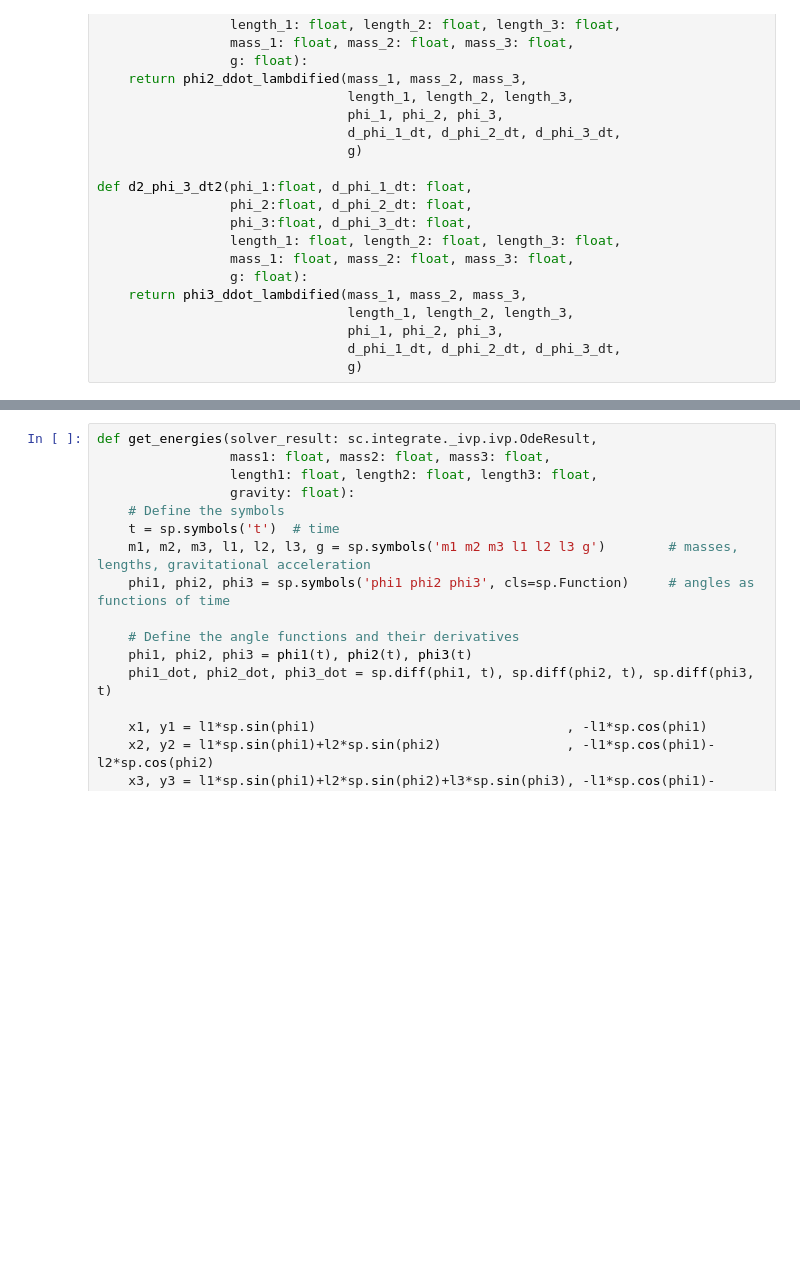
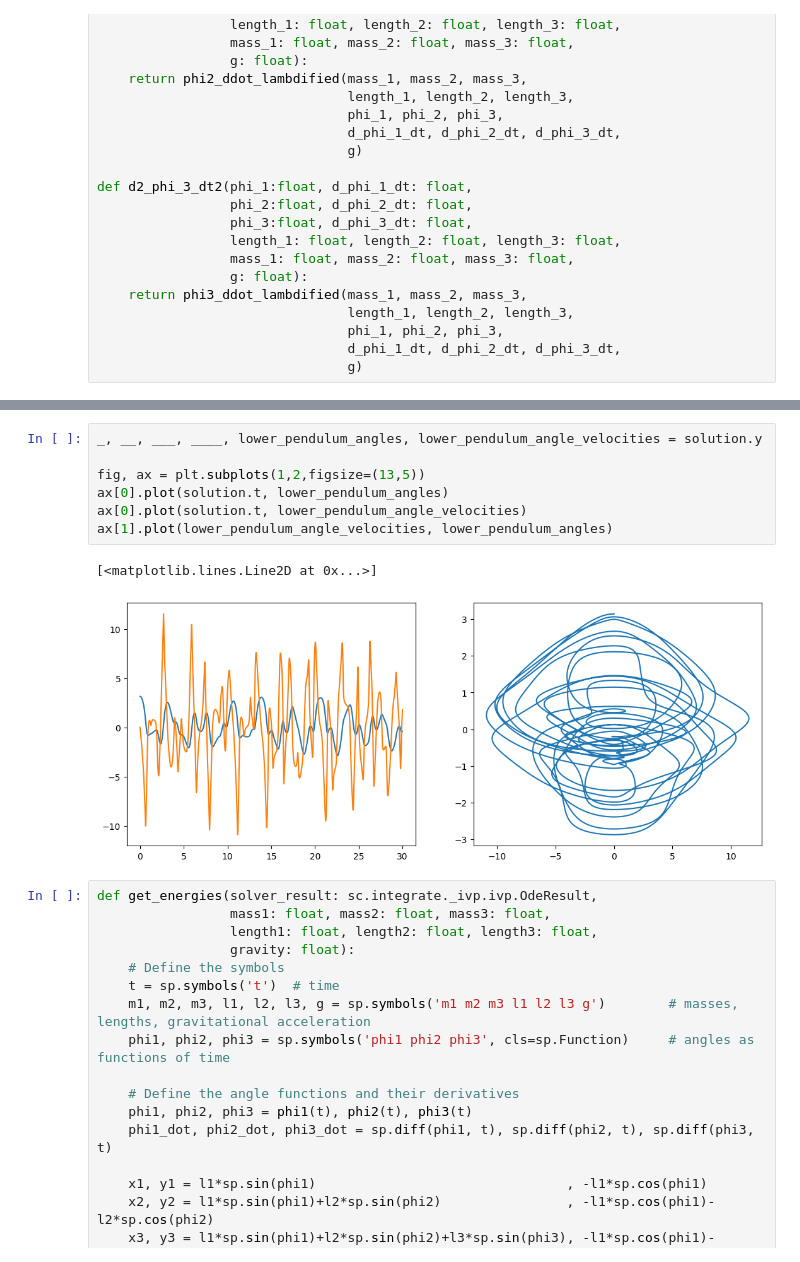
Before and after one commit to seba2390/Pendulums, a Jupyter notebook: triple_pendulum.ipynb, the cells around one changed output, grey strips where cells are left out. Saved outputs shown, nothing was run; the diff lists cells and outputs as text; blank space fills up the shorter version.

```diff
--- a/triple_pendulum.ipynb
+++ b/triple_pendulum.ipynb
@@ -177,6 +177,16 @@ solution = sc.integrate.solve_ivp(fun=double_pendulum,
 print(solution.message)
 # %% [output]
 The solver successfully reached the end of the integration interval.
+# %%
+_, __, ___, ____, lower_pendulum_angles, lower_pendulum_angle_velocities = solution.y
+
+fig, ax = plt.subplots(1,2,figsize=(13,5))
+ax[0].plot(solution.t, lower_pendulum_angles)
+ax[0].plot(solution.t, lower_pendulum_angle_velocities)
+ax[1].plot(lower_pendulum_angle_velocities, lower_pendulum_angles)
+# %% [output]
+[<matplotlib.lines.Line2D at 0x...>]
+[figure, added]
 # %%
 def get_energies(solver_result: sc.integrate._ivp.ivp.OdeResult,
                  mass1: float, mass2: float, mass3: float,
```
Also changed, not shown: parts of 4 cells of this notebook, 5 other files.
